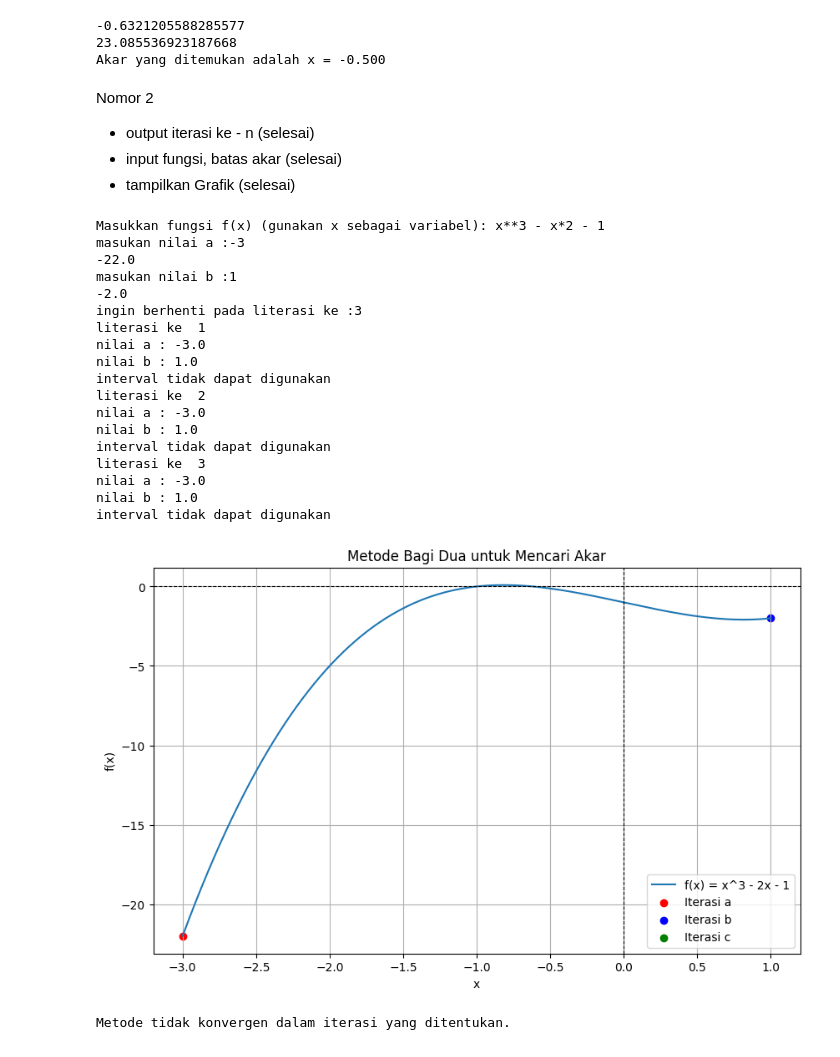
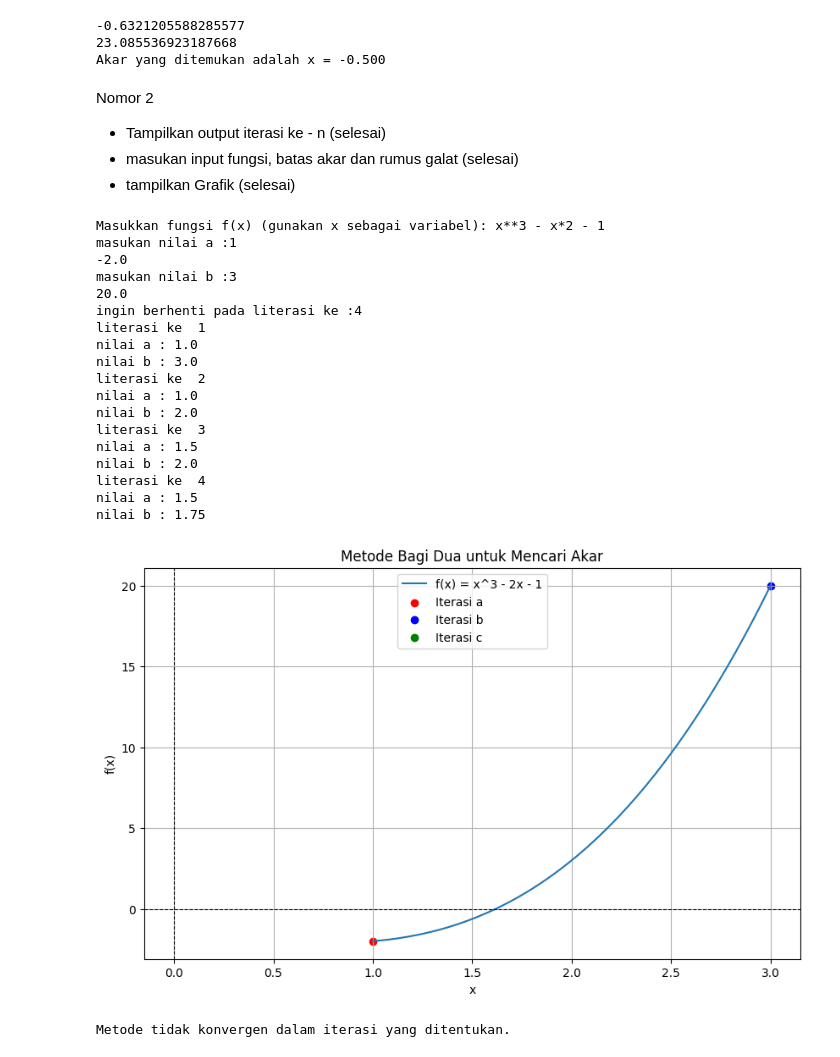
Before and after one commit to UkeyHafil/Metode_Numerik, a Jupyter notebook: Metode_Bagi_Dua.ipynb, the cells around one changed output. Saved outputs shown, nothing was run; the diff lists cells and outputs as text; code cells hidden in the pictures.

```diff
--- a/Metode_Bagi_Dua.ipynb
+++ b/Metode_Bagi_Dua.ipynb
@@ -72,8 +72,8 @@ else:
 Akar yang ditemukan adalah x = -0.500
 # %% [markdown]
 Nomor 2
-- output iterasi ke - n (selesai)
-- input fungsi, batas akar (selesai)
+- Tampilkan output iterasi ke - n (selesai)
+- masukan input fungsi, batas akar dan rumus galat (selesai)
 - tampilkan Grafik (selesai)
 # %%
 import numpy as np
@@ -89,11 +89,11 @@ print(f(a))
 b = float(input("masukan nilai b :")) #interval 2
 print(f(b))
 
+n = int(input("ingin berhenti pada literasi ke :")) #berapa literasi
+
 i = 1
-galat = (b - a) / (2 ** (n + 1))
+e = (b - a) / (2 ** (n + 1))
 c = None
-
-n = int(input("ingin berhenti pada literasi ke :")) #berapa literasi
 
 # Siapkan daftar untuk menyimpan nilai a, b, dan nilai tengah c pada setiap itera##si
 iterasi_a = [a]
@@ -121,45 +121,45 @@ while i<=n:
  i+=1
 
 # Menampilkan grafik
 x = np.linspace(min(iterasi_a + iterasi_b), max(iterasi_a + iterasi_b), 1000)
 y = f(x)
 
 plt.figure(figsize=(10, 6))
 plt.plot(x, y, label='f(x) = x^3 - 2x - 1')
 plt.scatter(iterasi_a, [f(val) for val in iterasi_a], label='Iterasi a', marker='o', color='red')
 plt.scatter(iterasi_b, [f(val) for val in iterasi_b], label='Iterasi b', marker='o', color='blue')
 plt.scatter(iterasi_c, [f(val) for val in iterasi_c], label='Iterasi c', marker='o', color='green')
 plt.axhline(0, color='black', linestyle='--', linewidth=0.8)
 plt.axvline(0, color='black', linestyle='--', linewidth=0.8)
 plt.legend()
 plt.title('Metode Bagi Dua untuk Mencari Akar')
 plt.xlabel('x')
 plt.ylabel('f(x)')
 plt.grid(True)
 plt.show()
 
 if c is not None:
     print("Akar yang ditemukan adalah x =", c)
 else:
     print("Metode tidak konvergen dalam iterasi yang ditentukan.")
 # %% [output]
 Masukkan fungsi f(x) (gunakan x sebagai variabel): x**3 - x*2 - 1
-masukan nilai a :-3
--22.0
-masukan nilai b :1
+masukan nilai a :1
 -2.0
-ingin berhenti pada literasi ke :3
+masukan nilai b :3
+20.0
+ingin berhenti pada literasi ke :4
 literasi ke  1
-nilai a : -3.0
-nilai b : 1.0
-interval tidak dapat digunakan
+nilai a : 1.0
+nilai b : 3.0
 literasi ke  2
-nilai a : -3.0
-nilai b : 1.0
-interval tidak dapat digunakan
+nilai a : 1.0
+nilai b : 2.0
 literasi ke  3
-nilai a : -3.0
-nilai b : 1.0
-interval tidak dapat digunakan
+nilai a : 1.5
+nilai b : 2.0
+literasi ke  4
+nilai a : 1.5
+nilai b : 1.75
-[figure, old version]
+[figure, new version]
 Metode tidak konvergen dalam iterasi yang ditentukan.
```
